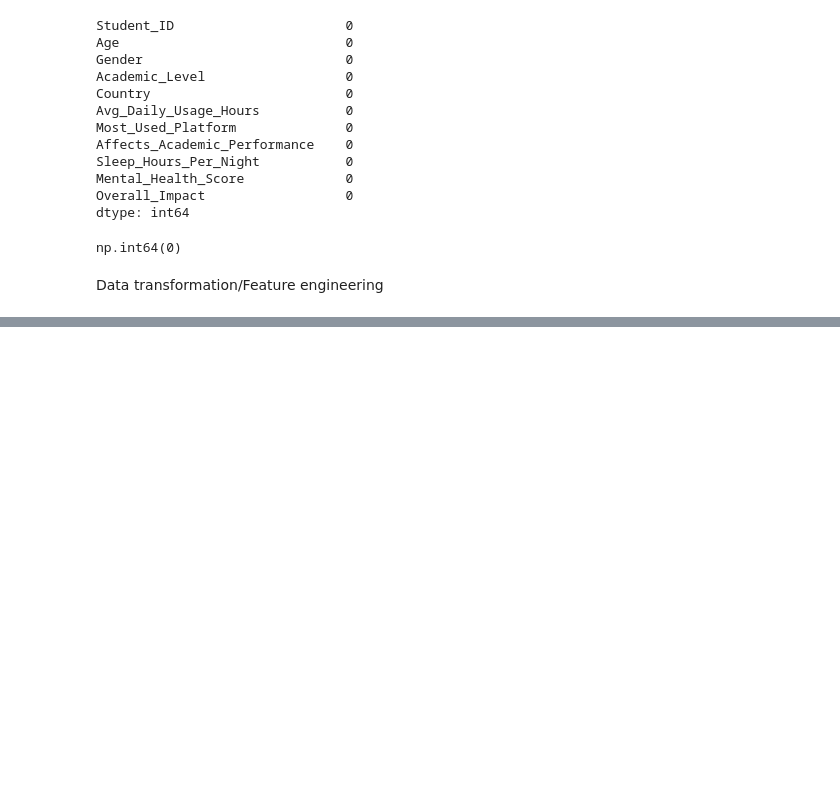
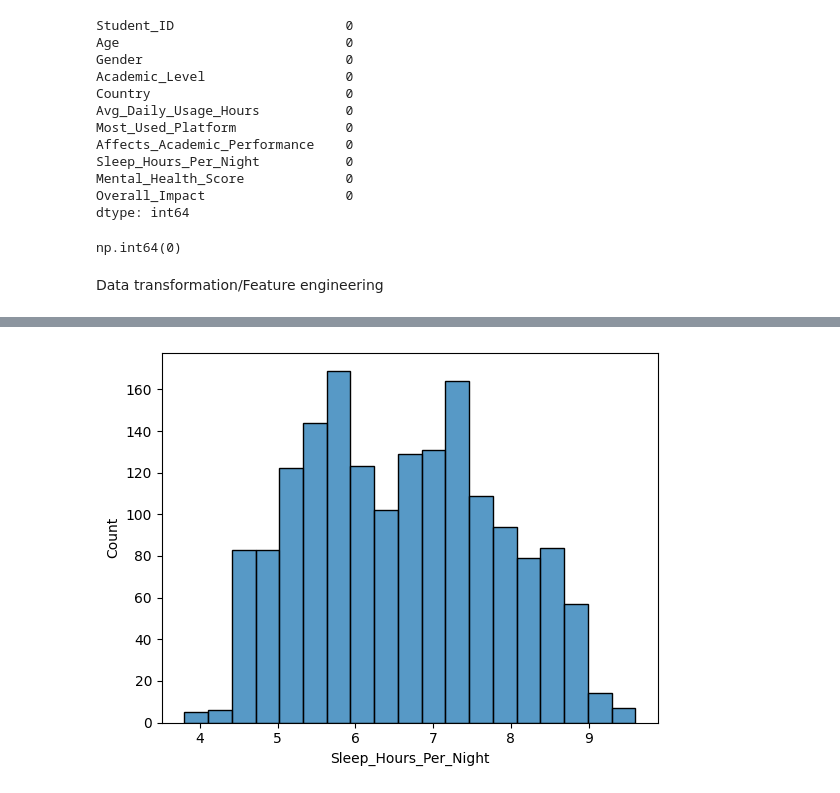
Before and after one commit to BinaryWhizz/Data-Analysis, a Jupyter notebook: Data Analysis 01/DA procedures/01.ipynb, the cells around one changed output, grey strips where cells are left out. Cells and saved outputs as stored; diff of their text form; code cells hidden in the pictures; blank space fills up the shorter version.

```diff
--- a/Data Analysis 01/DA procedures/01.ipynb
+++ b/Data Analysis 01/DA procedures/01.ipynb
@@ -24,6 +24,8 @@ df
 | 1703 | 704 | 24 | Male | Graduate | Japan | 4.3 | Twitter | ... |
 | 1704 | 705 | 19 | Female | Undergraduate | Poland | 6.2 | Facebook | ... |
 1705 rows × 11 columns
+# %%
+df1 = df     # Assigning due to EDA will be used later from no 69 cell
 # %% [markdown]
 Data Inspection (Initial Exploration)
 # %%
@@ -431,0 +483,11 @@ df.head()
+# %%
+# Sleep Hours
+
+sns.histplot(df1['Sleep_Hours_Per_Night'])
+plt.show()
+
+
+# Majority sleep 5–7 hours
+# Slight sleep deprivation trend
+# %% [output]
+[figure, added]
```
Also changed, not shown: parts of 16 cells of this notebook.
